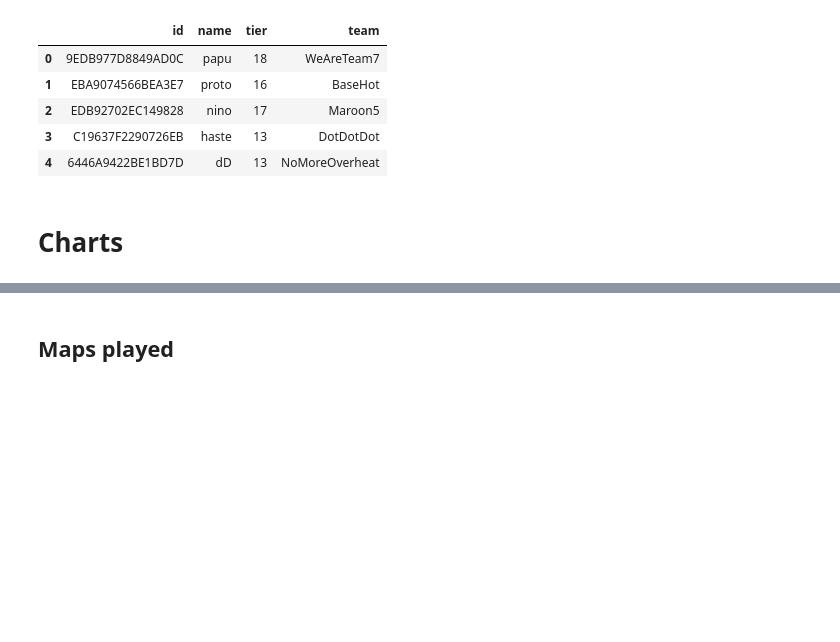
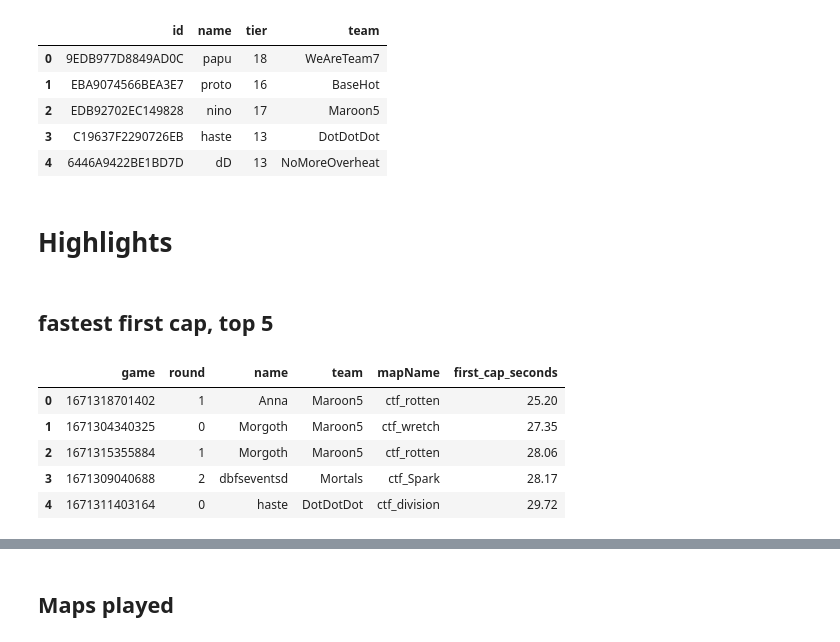
Before and after one commit to s2vndl/s2_1st_tournament_stats, a Jupyter notebook: s2_stats.ipynb, the cells around one changed output, grey strips where cells are left out. Cells and saved outputs as stored; diff of their text form; code cells hidden in the pictures; blank space fills up the shorter version.

Commit message:
add more highlights, group things reasonably

```diff
--- a/s2_stats.ipynb
+++ b/s2_stats.ipynb
@@ -105,4 +114,23 @@ players = [
 cur.executemany("insert into tier values(?,?)", players)
 cur.connection.commit()
 # %% [markdown]
-# Charts
+# Highlights
+# %% [markdown]
+## fastest first cap, top 5
+# %%
+query = """
+select game, round, name, team, mapName, round(1.0*min(millisSinceStart) / 1000,2) first_cap_seconds
+from event_cap
+join player on playfabId = player.id
+group by game, round
+order by first_cap_seconds
+limit 5
+"""
+pd.read_sql_query(query, con)
+# %% [output]
+|  | game | round | name | team | mapName | first_cap_seconds |
+| 0 | 1671318701402 | 1 | Anna | Maroon5 | ctf_rotten | 25.20 |
+| 1 | 1671304340325 | 0 | Morgoth | Maroon5 | ctf_wretch | 27.35 |
+| 2 | 1671315355884 | 1 | Morgoth | Maroon5 | ctf_rotten | 28.06 |
+| 3 | 1671309040688 | 2 | dbfseventsd | Mortals | ctf_Spark | 28.17 |
+| 4 | 1671311403164 | 0 | haste | DotDotDot | ctf_division | 29.72 |
```
Also changed, not shown: parts of 18 cells of this notebook.
